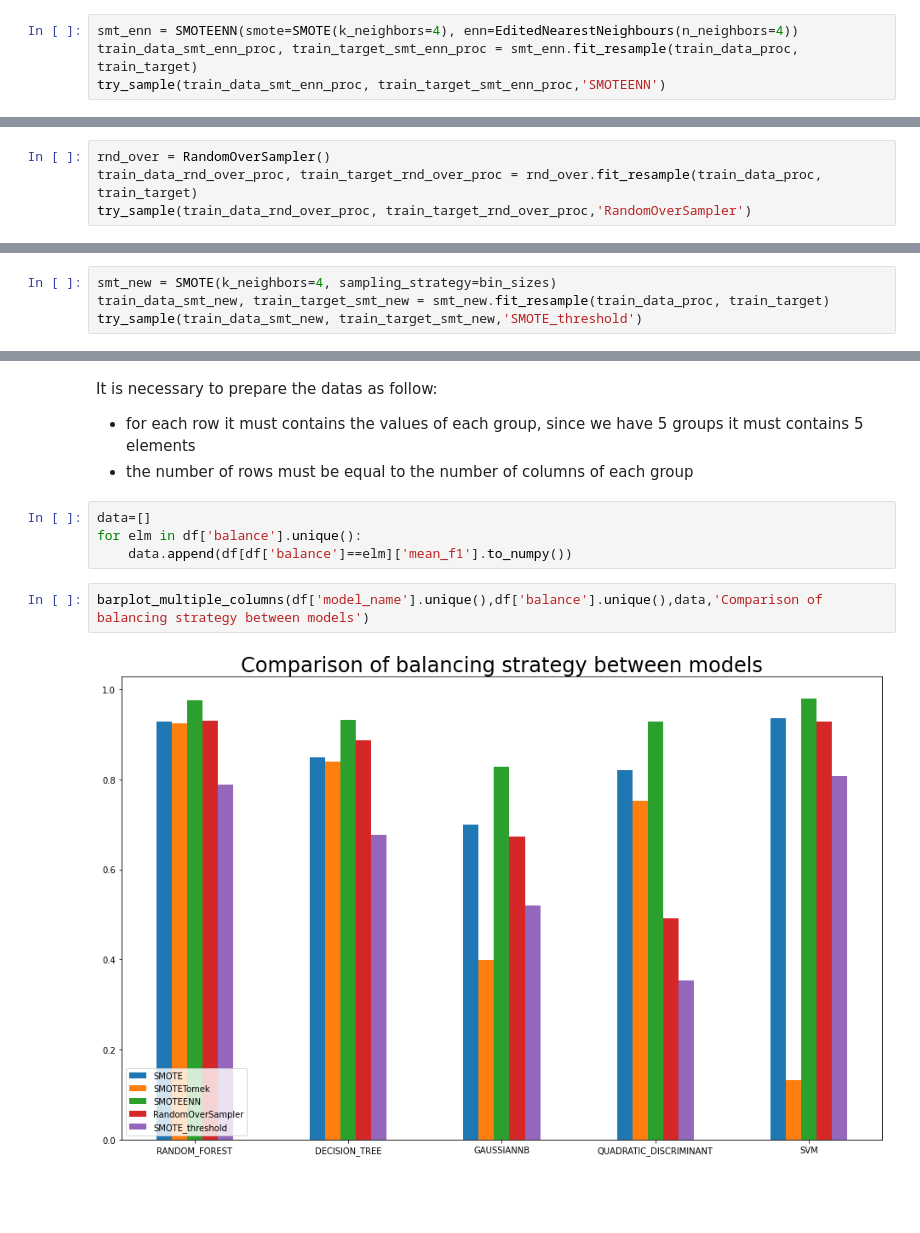
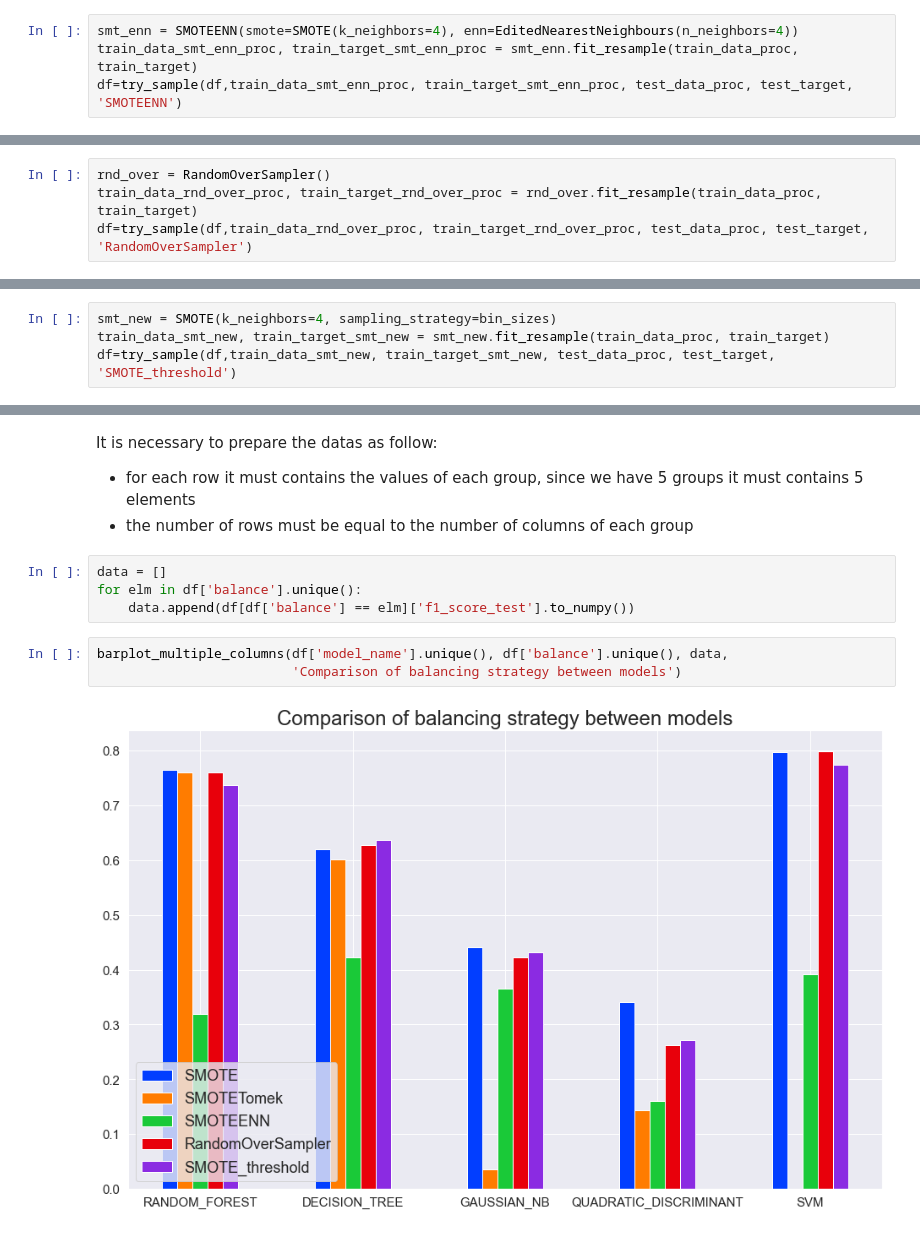
Before and after one commit to prushh/movie-lens-mlp, a Jupyter notebook: notebooks/1.5-imbalance-evaluation.ipynb, the cells around one changed output, grey strips where cells are left out. Saved outputs shown, nothing was run; the diff lists cells and outputs as text; blank space fills up the shorter version.

Commit message:
finished imbalance and added function on visualize

```diff
--- a/notebooks/1.5-imbalance-evaluation.ipynb
+++ b/notebooks/1.5-imbalance-evaluation.ipynb
@@ -158,5 +193,5 @@ try_sample(train_data_smt_tom, train_target_smt_tom,'SMOTETomek')
 # %%
 smt_enn = SMOTEENN(smote=SMOTE(k_neighbors=4), enn=EditedNearestNeighbours(n_neighbors=4))
 train_data_smt_enn_proc, train_target_smt_enn_proc = smt_enn.fit_resample(train_data_proc, train_target)
-try_sample(train_data_smt_enn_proc, train_target_smt_enn_proc,'SMOTEENN')
+df=try_sample(df,train_data_smt_enn_proc, train_target_smt_enn_proc, test_data_proc, test_target, 'SMOTEENN')
 # %% [output]
@@ -171,5 +206,5 @@ try_sample(train_data_smt_enn_proc, train_target_smt_enn_proc,'SMOTEENN')
 # %%
 rnd_over = RandomOverSampler()
 train_data_rnd_over_proc, train_target_rnd_over_proc = rnd_over.fit_resample(train_data_proc, train_target)
-try_sample(train_data_rnd_over_proc, train_target_rnd_over_proc,'RandomOverSampler')
+df=try_sample(df,train_data_rnd_over_proc, train_target_rnd_over_proc, test_data_proc, test_target, 'RandomOverSampler')
 # %% [output]
@@ -193,5 +228,5 @@ bin_sizes = bins_count.to_dict()
 # %%
 smt_new = SMOTE(k_neighbors=4, sampling_strategy=bin_sizes)
 train_data_smt_new, train_target_smt_new = smt_new.fit_resample(train_data_proc, train_target)
-try_sample(train_data_smt_new, train_target_smt_new,'SMOTE_threshold')
+df=try_sample(df,train_data_smt_new, train_target_smt_new, test_data_proc, test_target, 'SMOTE_threshold')
 # %% [output]
@@ -208,10 +243,11 @@ It is necessary to prepare the datas as follow:
 - for each row it must contains the values of each group, since we have 5 groups it must contains 5 elements
 - the number of rows must be equal to the number of columns of each group
 # %%
-data=[]
+data = []
 for elm in df['balance'].unique():
-    data.append(df[df['balance']==elm]['mean_f1'].to_numpy())
+    data.append(df[df['balance'] == elm]['f1_score_test'].to_numpy())
 # %%
-barplot_multiple_columns(df['model_name'].unique(),df['balance'].unique(),data,'Comparison of balancing strategy between models')
+barplot_multiple_columns(df['model_name'].unique(), df['balance'].unique(), data,
+                         'Comparison of balancing strategy between models')
 # %% [output]
-[figure, old version]
+[figure, new version]
```
Also changed, not shown: parts of 33 cells of this notebook, 1 other file.
